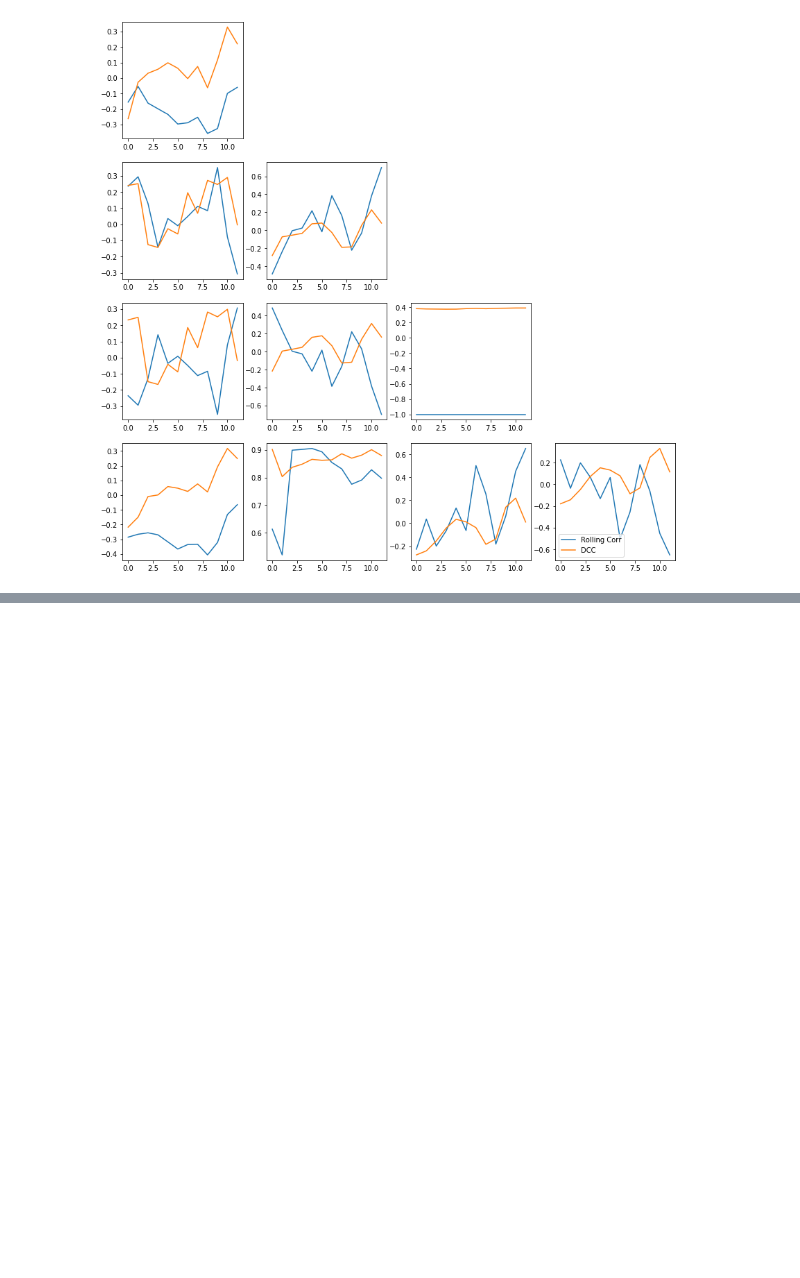
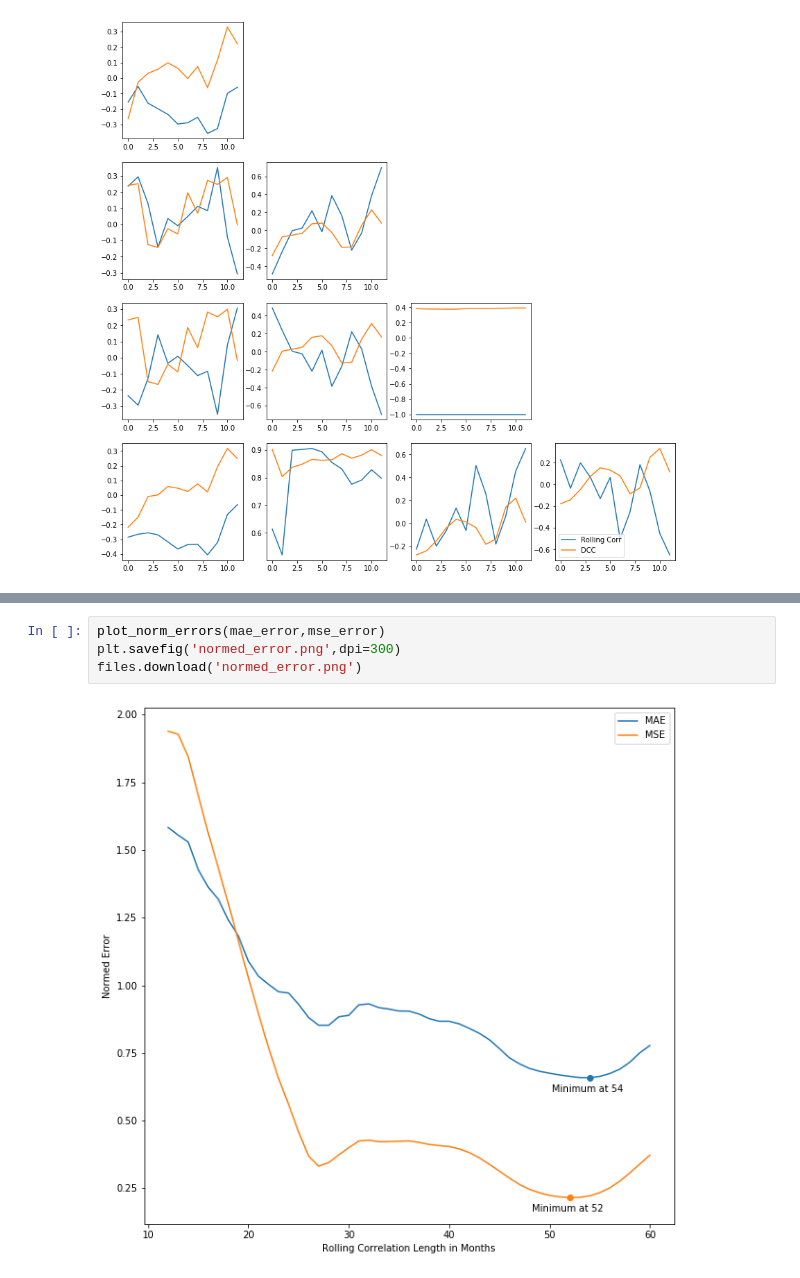
Before and after one commit to huddyyeo/LSE_practitioners_challenge, a Jupyter notebook: Code/forecast_errors.ipynb, the cells around one changed output, grey strips where cells are left out. Saved outputs shown, nothing was run; the diff lists cells and outputs as text; blank space fills up the shorter version.

```diff
--- a/Code/forecast_errors.ipynb
+++ b/Code/forecast_errors.ipynb
@@ -218,0 +245,6 @@ plot_matrix_errors(mse_error,mae_error)
+# %%
+plot_norm_errors(mae_error,mse_error)
+plt.savefig('normed_error.png',dpi=300)
+files.download('normed_error.png')
+# %% [output]
+[figure, added]
```
Also changed, not shown: parts of 13 cells of this notebook.
